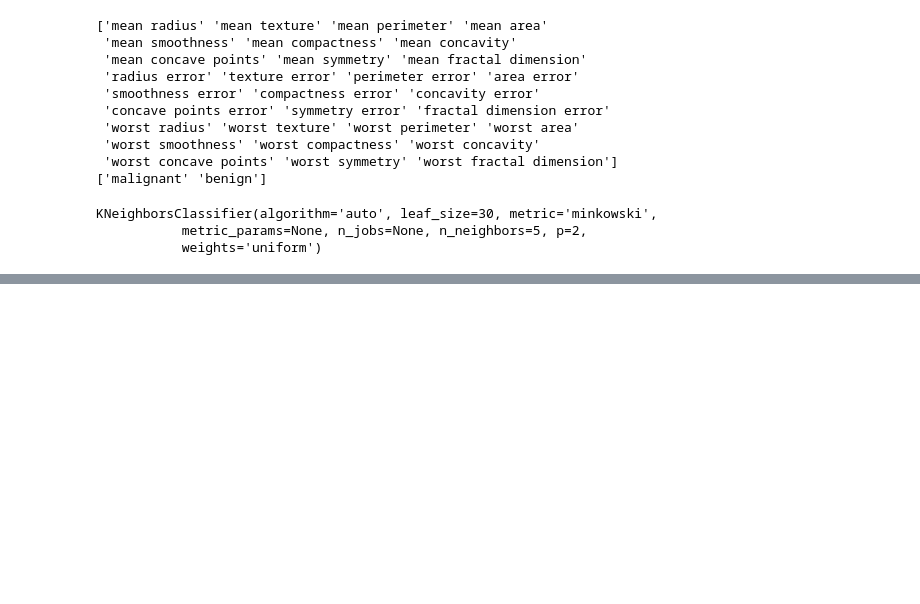
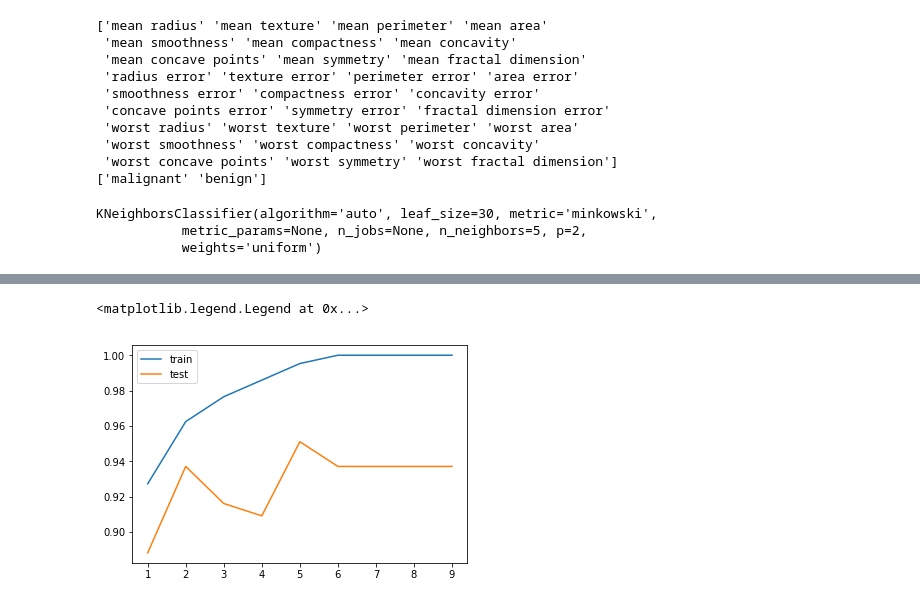
Before and after one commit to kornellewy/sklearn-ml-kurs, a Jupyter notebook: sklear ml .ipynb, the cells around one changed output, grey strips where cells are left out. Cells and saved outputs as stored; diff of their text form; code cells hidden in the pictures; blank space fills up the shorter version.

```diff
--- a/sklear ml .ipynb
+++ b/sklear ml .ipynb
@@ -80,0 +125,4 @@ plt.legend()
+# %%
+cancer = load_breast_cancer()
+x_train, x_test, y_train, y_test = train_test_split(cancer.data, cancer.target,
+                                                    stratify = cancer. target)
@@ -80,0 +139,18 @@ plt.legend()
+# %%
+deep_settings = range(1,10)
+# %%
+train_accuracy = []
+test_accuracy = []
+for deep in deep_settings:
+    clf = DecisionTreeClassifier(random_state=0, max_depth= deep)
+    clf.fit(x_train, y_train)
+    train_accuracy.append(clf.score(x_train, y_train))
+    test_accuracy.append(clf.score(x_test, y_test))
+# %%
+plt.plot(deep_settings, train_accuracy, label='train')
+plt.plot(deep_settings, test_accuracy, label='test')
+plt.legend()
+# best 5
+# %% [output]
+<matplotlib.legend.Legend at 0x...>
+[figure, added]
```
Also changed, not shown: parts of 13 cells of this notebook.
